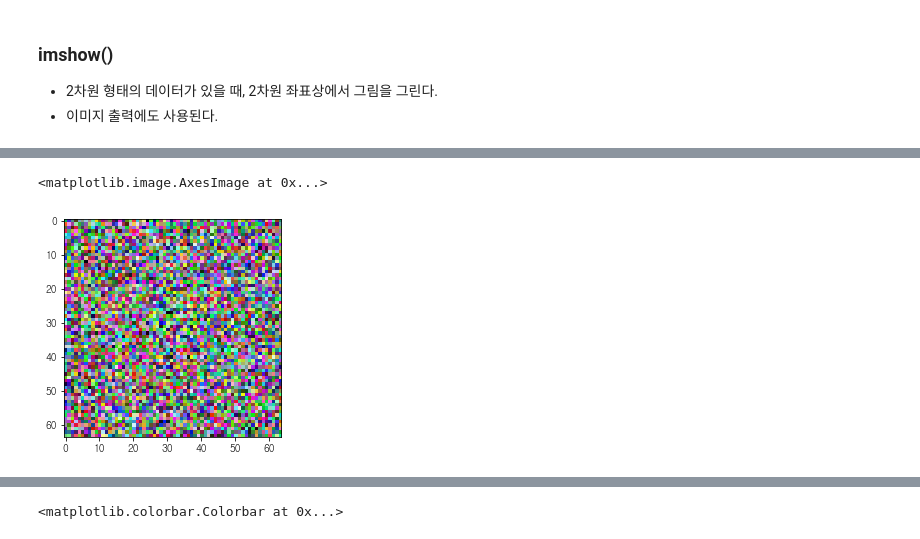
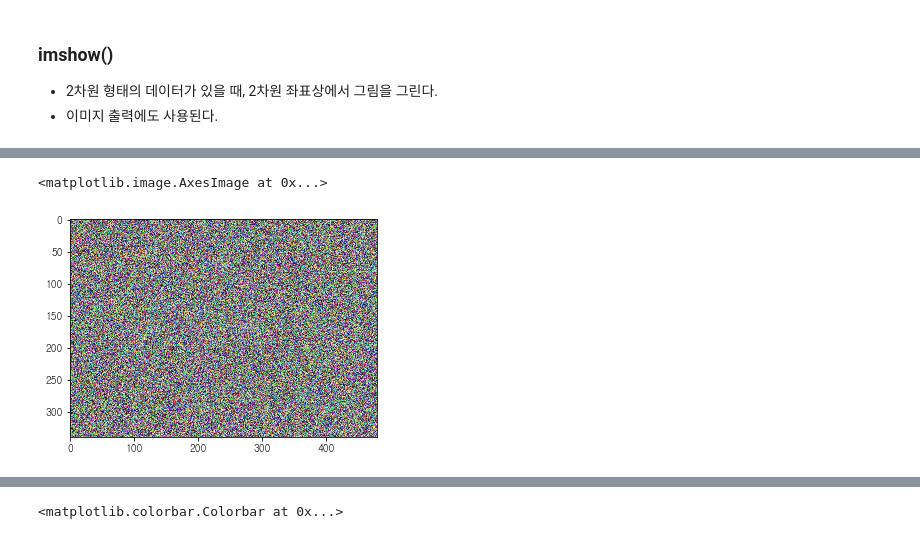
Before and after one commit to gubosd/lecture13, a Jupyter notebook: 데이터분석/03_matplotlib_01.ipynb, the cells around one changed output, grey strips where cells are left out. Drawn from its saved outputs; the diff is of its cells as text; code cells hidden in the pictures.

```diff
--- a/데이터분석/03_matplotlib_01.ipynb
+++ b/데이터분석/03_matplotlib_01.ipynb
@@ -671,6 +632,6 @@ plt.colorbar(shrink=0.7)
 # %%
-a = np.random.rand(64,64,3)
+a = np.random.rand(340,480,3)
 plt.imshow(a)
 # %% [output]
 <matplotlib.image.AxesImage at 0x...>
-[figure, old version]
+[figure, new version]
```
Also changed, not shown: parts of 38 cells of this notebook.
